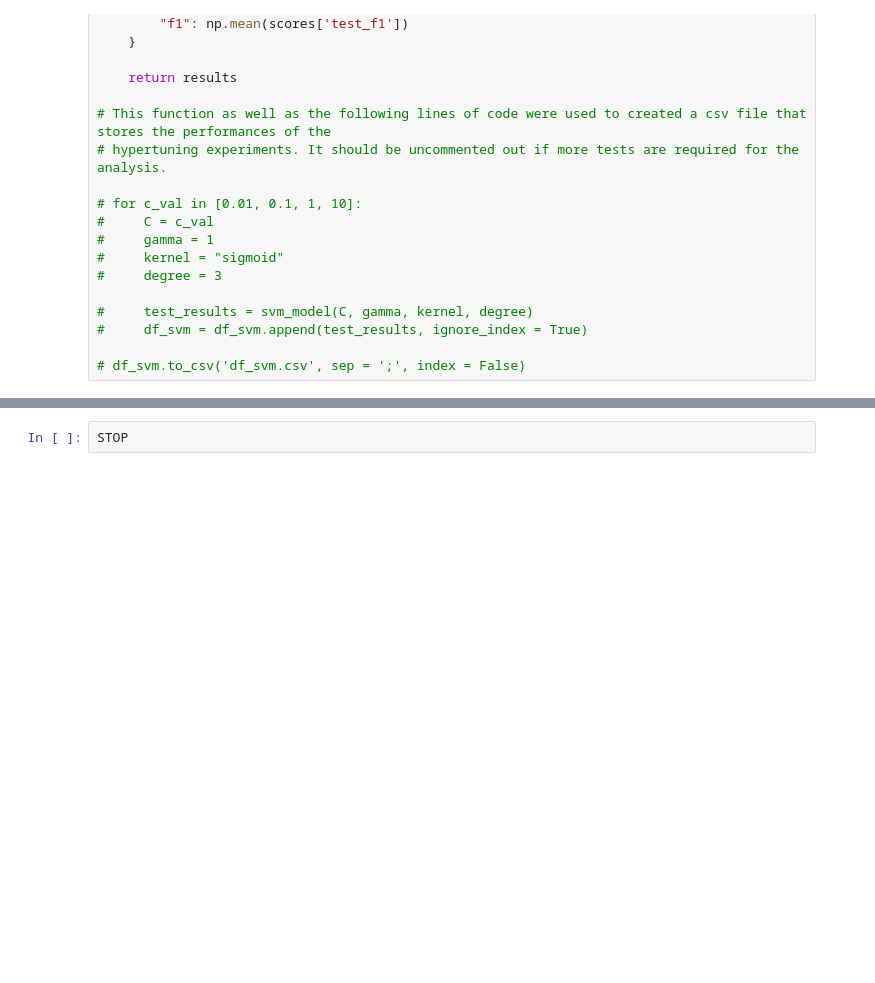
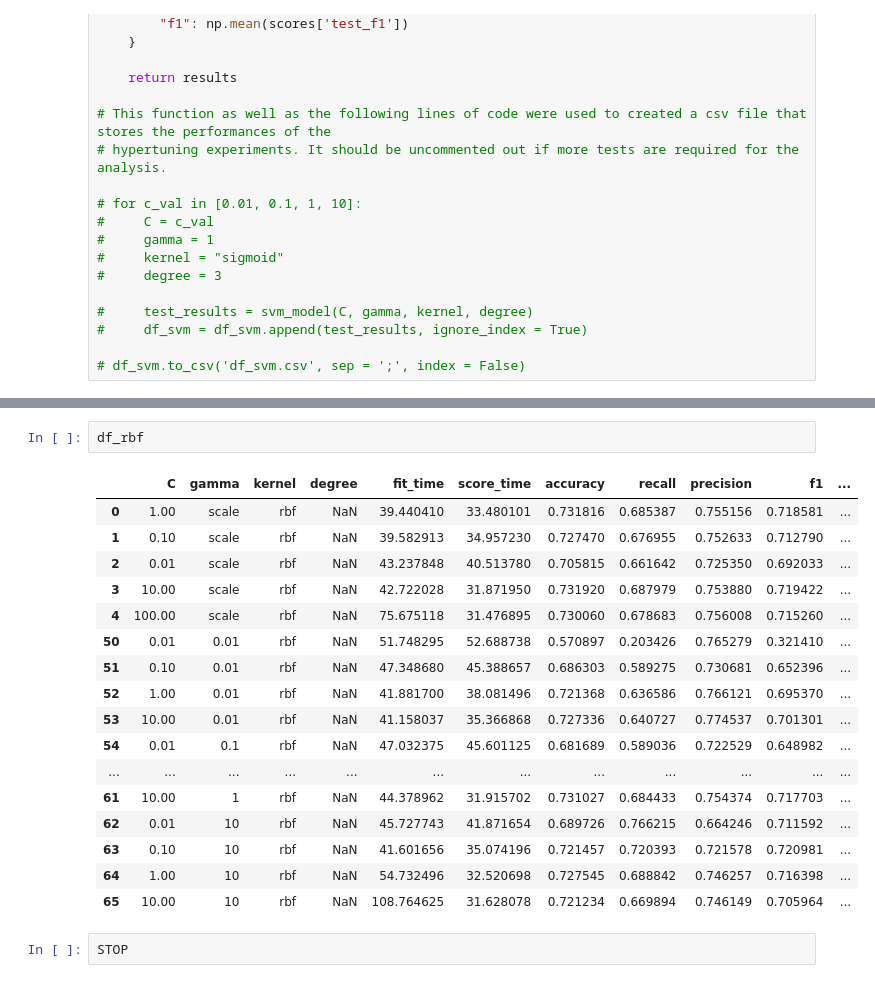
Before and after one commit to lucas-lfp/heart-shaped-box__Machine-Learning-SVM-classifier, a Jupyter notebook: CVD_p3.ipynb, the cells around one changed output, grey strips where cells are left out. Cells and saved outputs as stored; diff of their text form; blank space fills up the shorter version.

```diff
--- a/CVD_p3.ipynb
+++ b/CVD_p3.ipynb
@@ -1631,3 +1897,23 @@ df_sigmoid
+# %%
+df_rbf
+# %% [output]
+|  | C | gamma | kernel | degree | fit_time | score_time | accuracy | recall | precision | f1 | ... |
+| 0 | 1.00 | scale | rbf | NaN | 39.440410 | 33.480101 | 0.731816 | 0.685387 | 0.755156 | 0.718581 | ... |
+| 1 | 0.10 | scale | rbf | NaN | 39.582913 | 34.957230 | 0.727470 | 0.676955 | 0.752633 | 0.712790 | ... |
+| 2 | 0.01 | scale | rbf | NaN | 43.237848 | 40.513780 | 0.705815 | 0.661642 | 0.725350 | 0.692033 | ... |
+| 3 | 10.00 | scale | rbf | NaN | 42.722028 | 31.871950 | 0.731920 | 0.687979 | 0.753880 | 0.719422 | ... |
+| 4 | 100.00 | scale | rbf | NaN | 75.675118 | 31.476895 | 0.730060 | 0.678683 | 0.756008 | 0.715260 | ... |
+| 50 | 0.01 | 0.01 | rbf | NaN | 51.748295 | 52.688738 | 0.570897 | 0.203426 | 0.765279 | 0.321410 | ... |
+| 51 | 0.10 | 0.01 | rbf | NaN | 47.348680 | 45.388657 | 0.686303 | 0.589275 | 0.730681 | 0.652396 | ... |
+| 52 | 1.00 | 0.01 | rbf | NaN | 41.881700 | 38.081496 | 0.721368 | 0.636586 | 0.766121 | 0.695370 | ... |
+| 53 | 10.00 | 0.01 | rbf | NaN | 41.158037 | 35.366868 | 0.727336 | 0.640727 | 0.774537 | 0.701301 | ... |
+| 54 | 0.01 | 0.1 | rbf | NaN | 47.032375 | 45.601125 | 0.681689 | 0.589036 | 0.722529 | 0.648982 | ... |
+| ... | ... | ... | ... | ... | ... | ... | ... | ... | ... | ... | ... |
+| 61 | 10.00 | 1 | rbf | NaN | 44.378962 | 31.915702 | 0.731027 | 0.684433 | 0.754374 | 0.717703 | ... |
+| 62 | 0.01 | 10 | rbf | NaN | 45.727743 | 41.871654 | 0.689726 | 0.766215 | 0.664246 | 0.711592 | ... |
+| 63 | 0.10 | 10 | rbf | NaN | 41.601656 | 35.074196 | 0.721457 | 0.720393 | 0.721578 | 0.720981 | ... |
+| 64 | 1.00 | 10 | rbf | NaN | 54.732496 | 32.520698 | 0.727545 | 0.688842 | 0.746257 | 0.716398 | ... |
+| 65 | 10.00 | 10 | rbf | NaN | 108.764625 | 31.628078 | 0.721234 | 0.669894 | 0.746149 | 0.705964 | ... |
 # %%
 STOP
 # %% [output]
```
Also changed, not shown: parts of 6 cells of this notebook.
